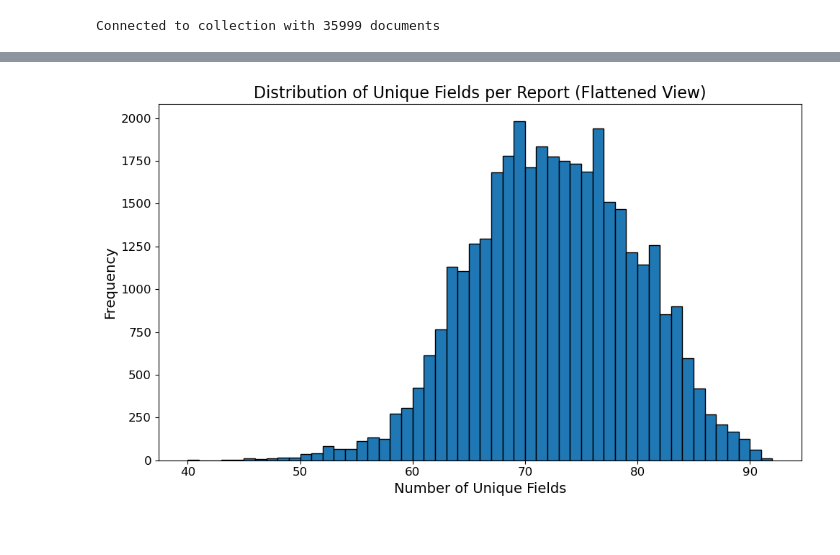
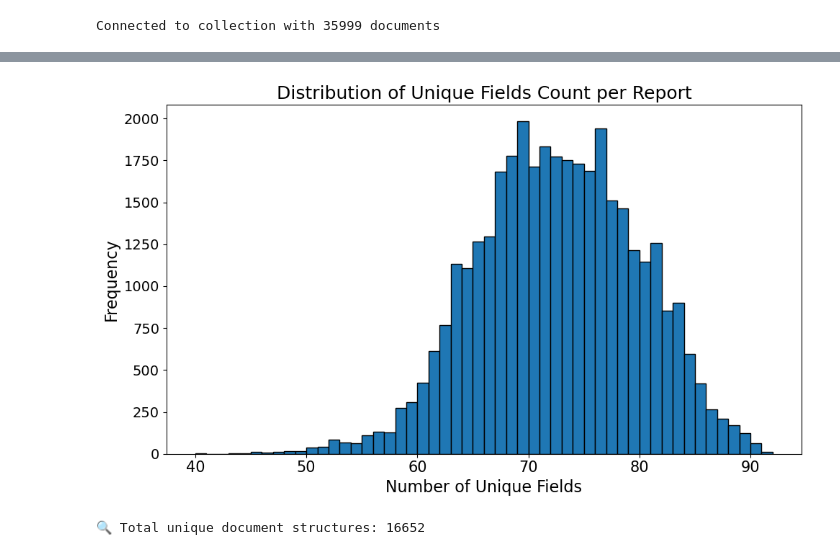
Before and after one commit to MaciejSzwedowicz/Maciej_Sz_BEP, a Jupyter notebook: notebooks/mongoDB_verification/03_mongodb_structure_analysis.ipynb, the cells around one changed output, grey strips where cells are left out. Saved outputs shown, nothing was run; the diff lists cells and outputs as text; code cells hidden in the pictures.

```diff
--- a/notebooks/mongoDB_verification/03_mongodb_structure_analysis.ipynb
+++ b/notebooks/mongoDB_verification/03_mongodb_structure_analysis.ipynb
@@ -19,10 +19,3 @@ collection = db['full_reports']
 print(f"Connected to collection with {collection.count_documents({})} documents")
 # %% [output]
 Connected to collection with 35999 documents
-# %%
-# Inspect top-level keys and frequencies across a sample
-sample = list(collection.find({}, {'_id': 0}).limit(1000))
-key_counts = Counter()
-for doc in sample:
-    key_counts.update(doc.keys())
-pd.DataFrame(key_counts.items(), columns=['Key', 'Frequency']).sort_values(by='Frequency', ascending=False)
@@ -83,8 +21,0 @@ plt.show()
-# %%
-# openfda key count diversity across drugs
-openfda_key_counts = Counter()
-for doc in sample:
-    for drug in doc.get('patient', {}).get('drug', []):
-        openfda = drug.get('openfda', {})
-        openfda_key_counts[len(openfda.keys())] += 1
-pd.DataFrame(openfda_key_counts.items(), columns=['Number of Keys in openfda', 'Count'])
@@ -139,14 +39,27 @@ unique_key_counts = [len(get_all_keys(doc)) for doc in cursor]
 # %%
 # Plotting
 plt.figure(figsize=(10, 6))
 plt.hist(unique_key_counts, bins=range(min(unique_key_counts), max(unique_key_counts) + 1), edgecolor='black')
-plt.title("Distribution of Unique Fields per Report (Flattened View)", fontsize=16)
-plt.xlabel("Number of Unique Fields", fontsize=14)
-plt.ylabel("Frequency", fontsize=14)
-plt.xticks(fontsize=12)
-plt.yticks(fontsize=12)
+plt.title("Distribution of Unique Fields Count per Report", fontsize=18)
+plt.xlabel("Number of Unique Fields", fontsize=16)
+plt.ylabel("Frequency", fontsize=16)
+plt.xticks(fontsize=15)
+plt.yticks(fontsize=14)
 # plt.grid(axis='y', linestyle='--', alpha=0.7)
 plt.tight_layout()
 plt.show()
 # %% [output]
-[figure, old version]
+[figure, new version]
+# %%
+# Step 1: Build a set of all unique report structures
+unique_structures = set()
+
+cursor = collection.find({}, {'_id': 0})
+for doc in cursor:
+    flattened_keys = get_all_keys(doc)
+    unique_structures.add(frozenset(flattened_keys))  # frozenset allows hashing
+
+# Step 2: Report the result
+print(f"🔍 Total unique document structures: {len(unique_structures)}")
+# %% [output]
+🔍 Total unique document structures: 16652
```
Also changed, not shown: parts of 9 cells of this notebook, 4 other files.
